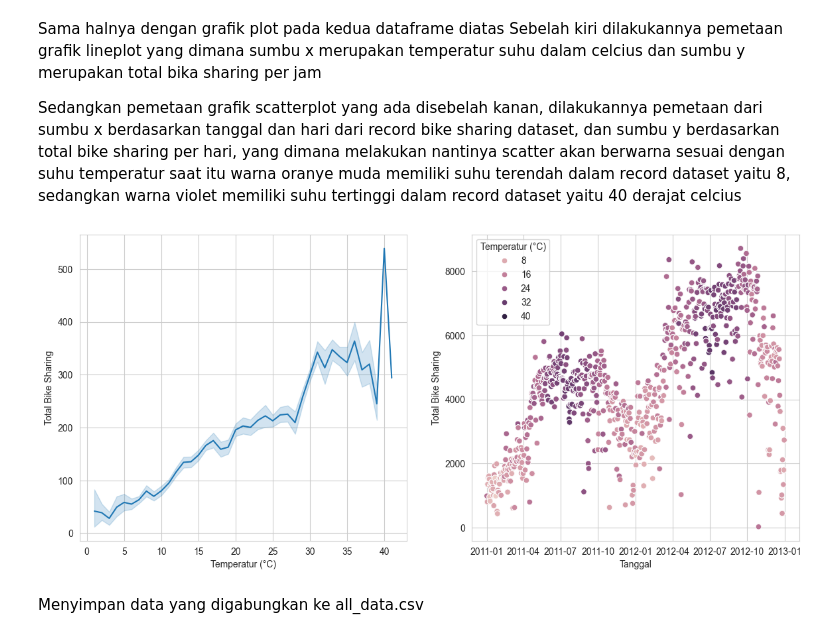
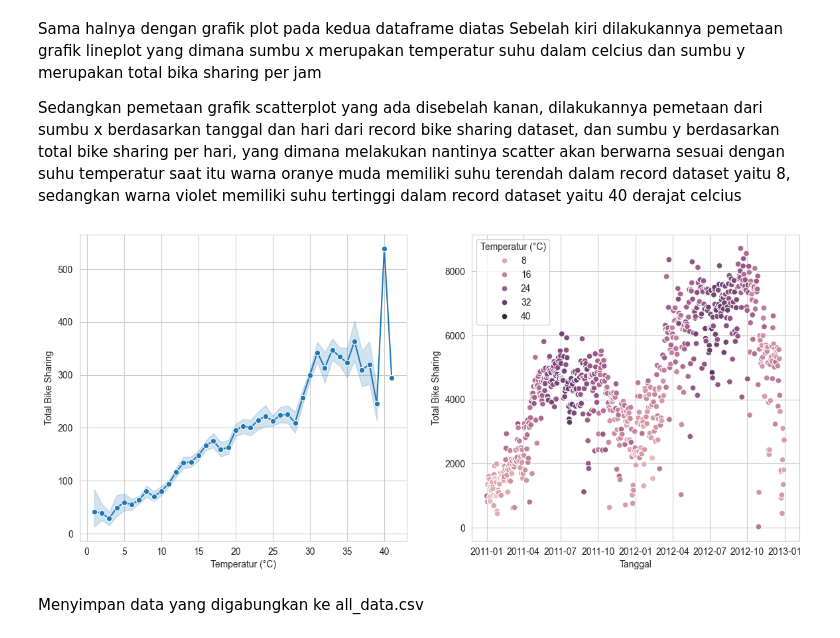
Before and after one commit to joydozer/bike-sharing-dicoding-finalproj, a Jupyter notebook: notebook.ipynb, the cells around one changed output. Cells and saved outputs as stored; diff of their text form; code cells hidden in the pictures.

```diff
--- a/notebook.ipynb
+++ b/notebook.ipynb
@@ -313,18 +313,18 @@ Sedangkan pemetaan grafik scatterplot yang ada disebelah kanan, dilakukannya pem
 # %%
 sns.set_style('whitegrid')
 fig, axs = plt.subplots(ncols=2)
 fig.set_figwidth(14)
 fig.set_figheight(6)
-sns.lineplot(data=merge_bike_df, x=merge_real_temp, y='cnt_hour', ax=axs[0])
+sns.lineplot(data=merge_bike_df, x=merge_real_temp, y='cnt_hour', marker="o", ax=axs[0])
 sns.scatterplot(data=merge_bike_df, x='dteday', y='cnt_day', hue=merge_real_temp, ax=axs[1])
 axs[0].set_xlabel('Temperatur (°C)')
 axs[1].set_xlabel('Tanggal')
 axs[0].set_ylabel('Total Bike Sharing')
 axs[1].set_ylabel('Total Bike Sharing')
 axs[1].legend(title='Temperatur (°C)')
 plt.show()
 # %% [output]
-[figure, old version]
+[figure, new version]
 # %% [markdown]
 Menyimpan data yang digabungkan ke all_data.csv
 # %%
```
Also changed, not shown: parts of 4 cells of this notebook, 1 other file.
